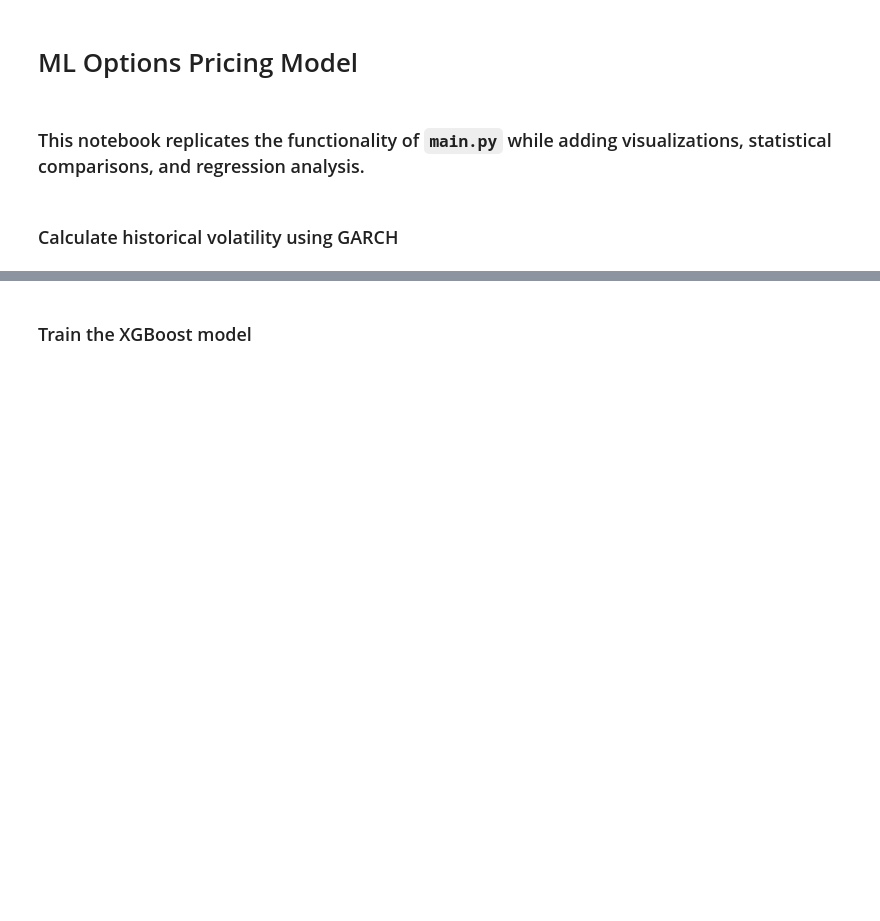
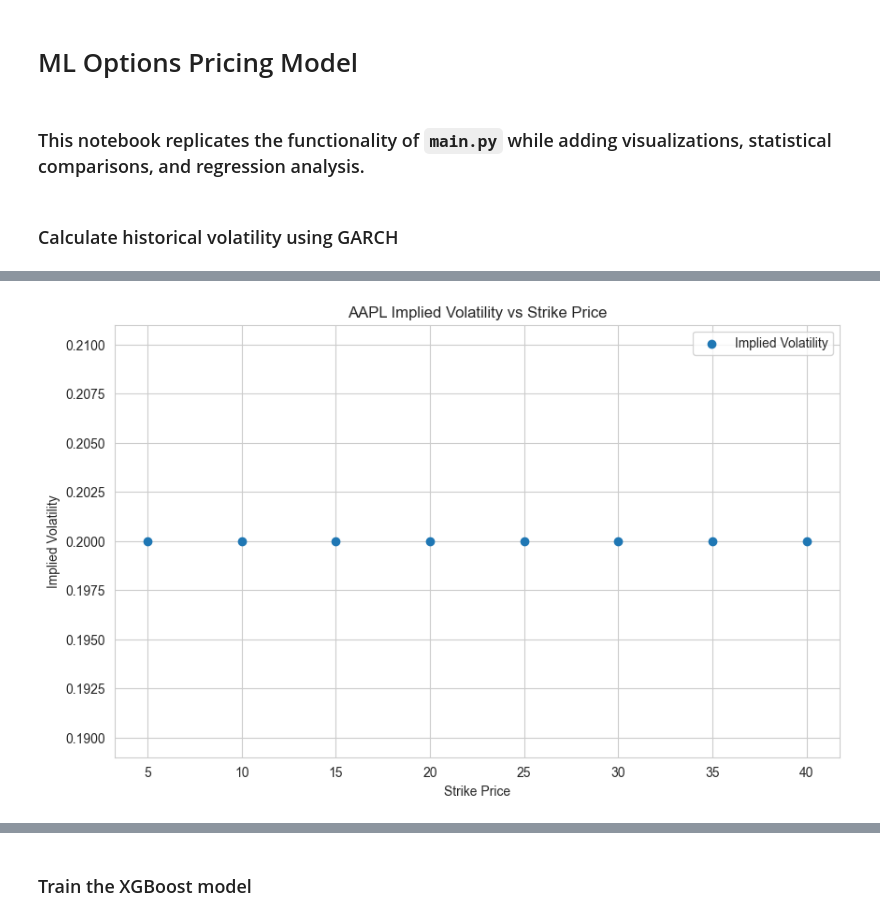
Before and after one commit to devxinvestor/Options, a Jupyter notebook: options.ipynb, the cells around one changed output, grey strips where cells are left out. Cells and saved outputs as stored; diff of their text form; code cells hidden in the pictures; blank space fills up the shorter version.

```diff
--- a/options.ipynb
+++ b/options.ipynb
@@ -49,0 +99,16 @@ print(f"Latest GARCH Volatility: {garch_volatility.iloc[-1]:.4f}")
+# %%
+underlying_price = stock_data['Close'].iloc[-1]
+risk_free_rate = interest_rate / 100
+# %%
+volModel = VolatilityModel(options_chain_df=options, underlying_price=underlying_price, risk_free_rate=risk_free_rate)
+historical_volatility = garch_model_fit.conditional_volatility
+# %%
+options['ImpliedVolatility'] = options.apply(
+    lambda row: volModel.calculate_implied_volatility(
+        option_price=row['mark'],
+        strike=row['strikePrice'],
+        expiration_days=row['daysToExpiration'],
+        option_type=row['putCall'],  # 'CALL' or 'PUT'
+    ),
+    axis=1
+)
@@ -49,0 +137,11 @@ print(f"Latest GARCH Volatility: {garch_volatility.iloc[-1]:.4f}")
+# %%
+# Plot implied volatility vs strike price
+plt.figure(figsize=(10, 6))
+plt.scatter(options['strikePrice'], options['ImpliedVolatility'], label='Implied Volatility')
+plt.title(f"{ticker} Implied Volatility vs Strike Price")
+plt.xlabel("Strike Price")
+plt.ylabel("Implied Volatility")
+plt.legend()
+plt.show()
+# %% [output]
+[figure, added]
```
Also changed, not shown: parts of 34 cells of this notebook, 6 other files.
